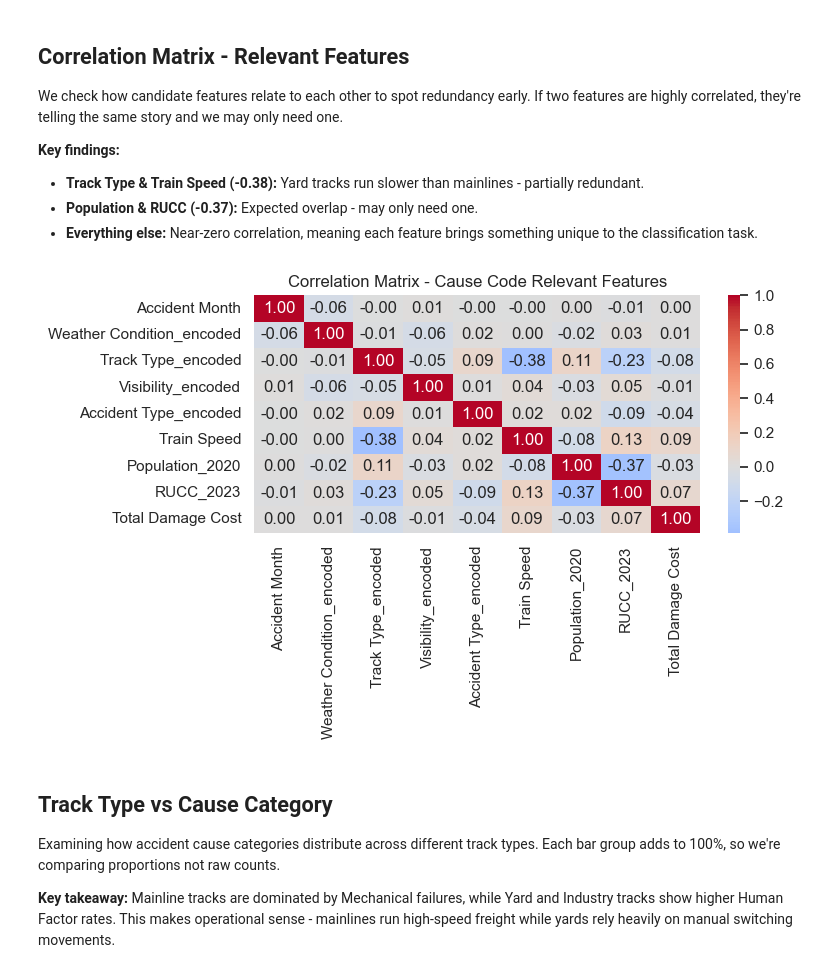
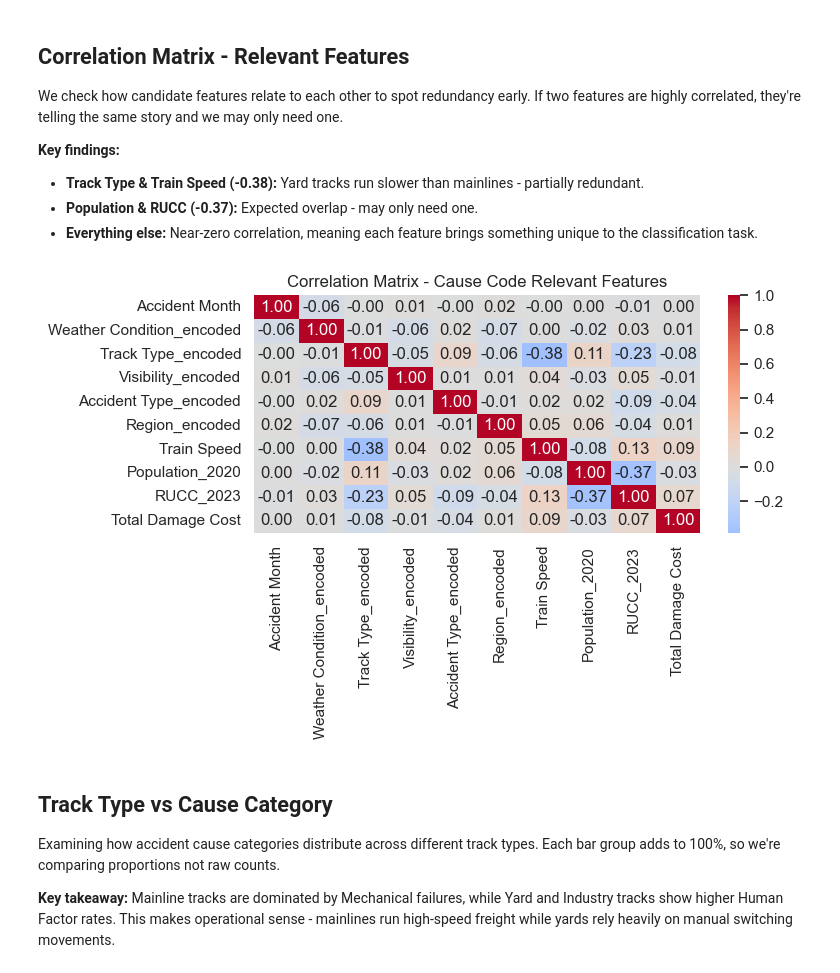
Before and after one commit to TimothyHHMai/rail-risk-census-analysis-521, a Jupyter notebook: notebooks/phase-2-cause-code-eda.ipynb, the cells around one changed output. Cells and saved outputs as stored; diff of their text form; code cells hidden in the pictures.

```diff
--- a/notebooks/phase-2-cause-code-eda.ipynb
+++ b/notebooks/phase-2-cause-code-eda.ipynb
@@ -149,0 +196,36 @@ Name: count, dtype: int64
+# %%
+# Ensure Cause_Category exists by extracting the first letter of the Primary Accident Cause Code
+# (H=Human Factor, M=Miscellaneous, T=Track, E=Equipment, S=Signal)
+if 'Cause_Category' not in df_merged.columns:
+    df_merged['Cause_Category'] = df_merged['Primary Accident Cause Code'].str[0]
+
+# Map the single-letter codes to full names for the legend
+cause_map = {
+    'T': 'Track',
+    'E': 'Equipment',
+    'H': 'Human Factor',
+    'S': 'Signal',
+    'M': 'Miscellaneous'
+}
+df_merged['Cause_Name'] = df_merged['Cause_Category'].map(cause_map)
+
+# Set the figure size
+plt.figure(figsize=(12, 7))
+
+# Create a count plot with Region on x-axis and hue (grouping) by Cause
+sns.countplot(
+    data=df_merged,
+    x='Region',
+    hue='Cause_Name',
+    order=df_merged['Region'].value_counts().index,
+    palette='viridis'
+)
+
+# Add labels and title
+plt.title('Accidents by Region and Cause', fontsize=15)
+plt.xlabel('Region', fontsize=12)
+plt.ylabel('Number of Accidents', fontsize=12)
+plt.legend(title='Accident Cause')
+
+# Show the plot
+plt.show()
@@ -160,7 +267,7 @@ This will need to be addressed later in preprocessing.
 from sklearn.preprocessing import LabelEncoder
 
 # Columns to encode
-cols_to_encode = ['Weather Condition', 'Track Type', 'Visibility', 'Accident Type']
+cols_to_encode = ['Weather Condition', 'Track Type', 'Visibility', 'Accident Type', 'Region']
 
 # Create a copy so we don't mess with the original
 df_encoded = df_merged.copy()
@@ -191,33 +299,34 @@ unique to the classification task.
 # %%
 # Clean Total Damage Cost - remove commas and convert to number
 df_encoded['Total Damage Cost'] = pd.to_numeric(
     df_encoded['Total Damage Cost'].astype(str).str.replace(',', ''),
     errors='coerce'
 )
 
 # Narrow down to features relevant to cause code prediction
 relevant_cols = [
     'Accident Month',
     'Weather Condition_encoded',
     'Track Type_encoded',
     'Visibility_encoded',
     'Accident Type_encoded',
+    'Region_encoded',
     'Train Speed',
     'Population_2020',
     'RUCC_2023',
     'Total Damage Cost'
 ]
 
 # Create focused correlation matrix
 corr_focused = df_encoded[relevant_cols].corr()
 
 plt.figure(figsize=(8, 5))
 sns.heatmap(corr_focused, annot=True, fmt='.2f', cmap='coolwarm', center=0)
 plt.title('Correlation Matrix - Cause Code Relevant Features')
 plt.tight_layout()
 plt.show()
 # %% [output]
-[figure, old version]
+[figure, new version]
 # %% [markdown]
 ## Track Type vs Cause Category
 
```
Also changed, not shown: parts of 18 cells of this notebook, 1 other file.
